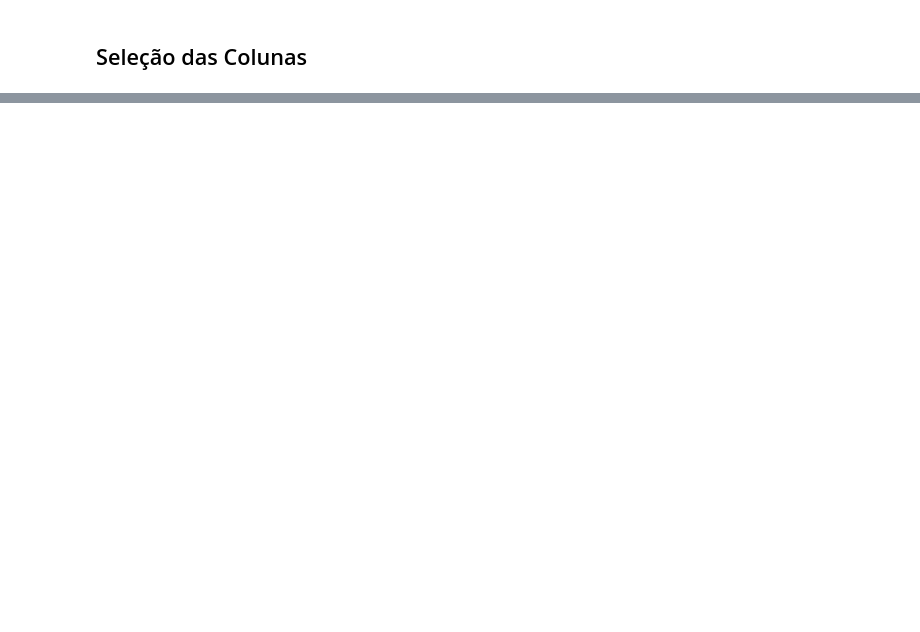
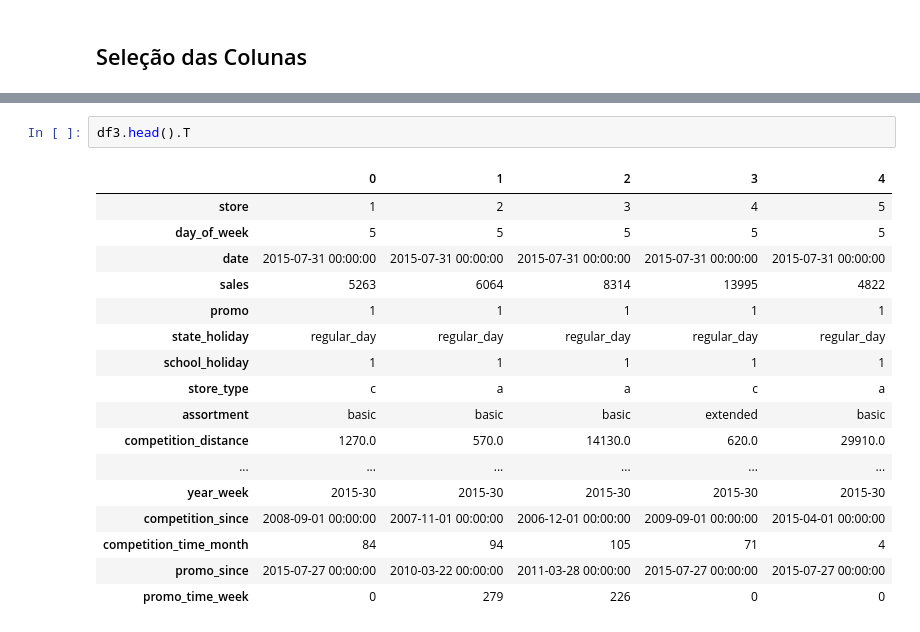
Before and after one commit to ricardosilvabr/rossmann-predict-sales, a Jupyter notebook: notebooks/v1_store_sales_prediction.ipynb, the cells around one changed output, grey strips where cells are left out. Cells and saved outputs as stored; diff of their text form; blank space fills up the shorter version.

```diff
--- a/notebooks/v1_store_sales_prediction.ipynb
+++ b/notebooks/v1_store_sales_prediction.ipynb
@@ -687,0 +719,20 @@ df3 = df2.copy()
+# %%
+df3.head().T
+# %% [output]
+|  | 0 | 1 | 2 | 3 | 4 |
+| store | 1 | 2 | 3 | 4 | 5 |
+| day_of_week | 5 | 5 | 5 | 5 | 5 |
+| date | 2015-07-31 00:00:00 | 2015-07-31 00:00:00 | 2015-07-31 00:00:00 | 2015-07-31 00:00:00 | 2015-07-31 00:00:00 |
+| sales | 5263 | 6064 | 8314 | 13995 | 4822 |
+| promo | 1 | 1 | 1 | 1 | 1 |
+| state_holiday | regular_day | regular_day | regular_day | regular_day | regular_day |
+| school_holiday | 1 | 1 | 1 | 1 | 1 |
+| store_type | c | a | a | c | a |
+| assortment | basic | basic | basic | extended | basic |
+| competition_distance | 1270.0 | 570.0 | 14130.0 | 620.0 | 29910.0 |
+| ... | ... | ... | ... | ... | ... |
+| year_week | 2015-30 | 2015-30 | 2015-30 | 2015-30 | 2015-30 |
+| competition_since | 2008-09-01 00:00:00 | 2007-11-01 00:00:00 | 2006-12-01 00:00:00 | 2009-09-01 00:00:00 | 2015-04-01 00:00:00 |
+| competition_time_month | 84 | 94 | 105 | 71 | 4 |
+| promo_since | 2015-07-27 00:00:00 | 2010-03-22 00:00:00 | 2011-03-28 00:00:00 | 2015-07-27 00:00:00 | 2015-07-27 00:00:00 |
+| promo_time_week | 0 | 279 | 226 | 0 | 0 |
```
Also changed, not shown: parts of 4 cells of this notebook.
